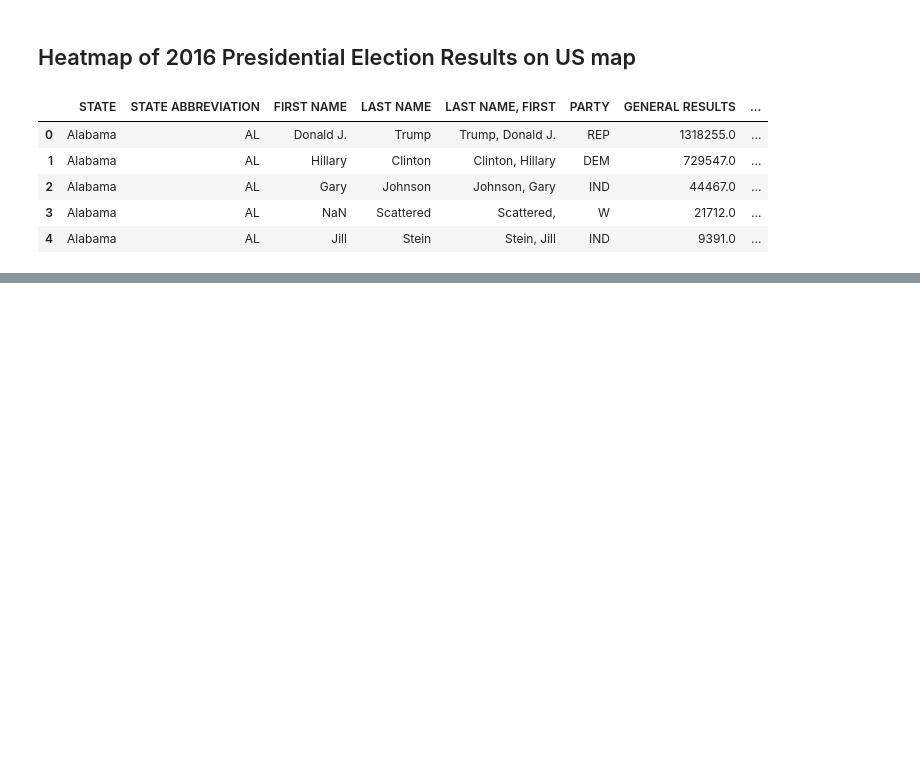
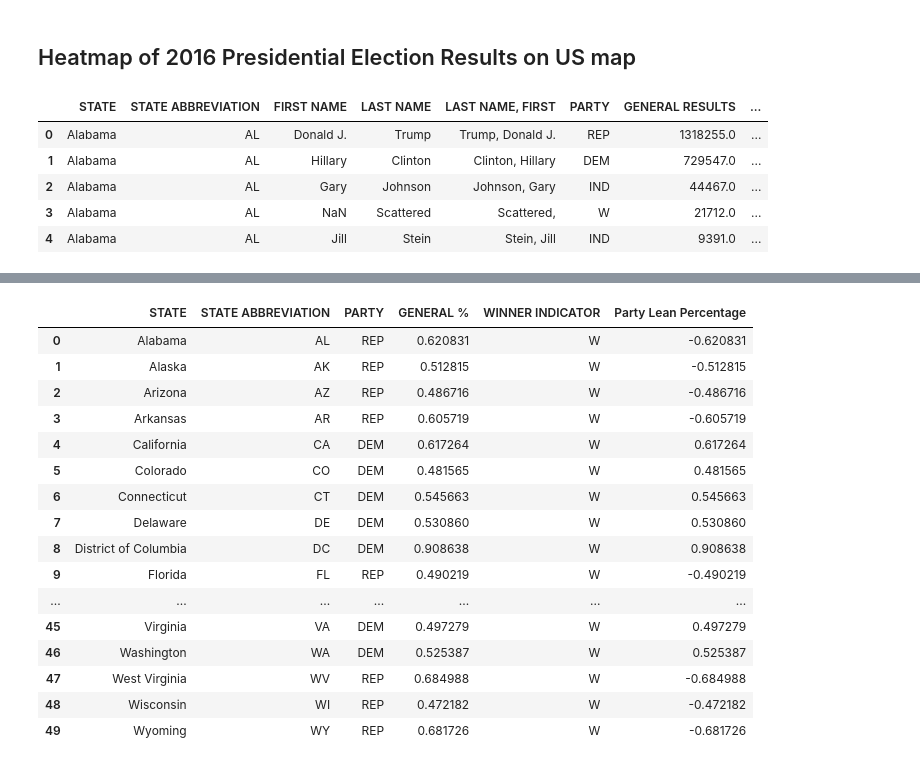
Before and after one commit to SandraLeriche/us-elections, a Jupyter notebook: Python_scripts/2016vs2020_US_heatmap.ipynb, the cells around one changed output, grey strips where cells are left out. Cells and saved outputs as stored; diff of their text form; code cells hidden in the pictures; blank space fills up the shorter version.

```diff
--- a/Python_scripts/2016vs2020_US_heatmap.ipynb
+++ b/Python_scripts/2016vs2020_US_heatmap.ipynb
@@ -191,3 +171,6 @@ pr.head()
 | 2 | Alabama | AL | Gary | Johnson | Johnson, Gary | IND | 44467.0 | ... |
 | 3 | Alabama | AL | NaN | Scattered | Scattered, | W | 21712.0 | ... |
 | 4 | Alabama | AL | Jill | Stein | Stein, Jill | IND | 9391.0 | ... |
+# %%
+p_res = pr.loc[pr['WINNER INDICATOR']=='W'].reset_index(drop=True)
+p_res.head()
@@ -193,0 +184,4 @@ pr.head()
+# %%
+p_res.drop(p_res.columns[2:5], axis='columns', inplace=True) # dropping columns 'FIRST NAME', 'LAST NAME', 'LAST NAME, FIRST'
+p_res.drop(p_res.columns[3], axis='columns', inplace=True) # dropping column 'GENERAL RESULTS'
+p_res
@@ -193,0 +206,22 @@ pr.head()
+# %%
+p_res['Party Lean Percentage'] = np.where((p_res['PARTY'] == 'REP'),
+                                       p_res['GENERAL %']*-1, p_res['GENERAL %'])
+p_res
+# %% [output]
+|  | STATE | STATE ABBREVIATION | PARTY | GENERAL % | WINNER INDICATOR | Party Lean Percentage |
+| 0 | Alabama | AL | REP | 0.620831 | W | -0.620831 |
+| 1 | Alaska | AK | REP | 0.512815 | W | -0.512815 |
+| 2 | Arizona | AZ | REP | 0.486716 | W | -0.486716 |
+| 3 | Arkansas | AR | REP | 0.605719 | W | -0.605719 |
+| 4 | California | CA | DEM | 0.617264 | W | 0.617264 |
+| 5 | Colorado | CO | DEM | 0.481565 | W | 0.481565 |
+| 6 | Connecticut | CT | DEM | 0.545663 | W | 0.545663 |
+| 7 | Delaware | DE | DEM | 0.530860 | W | 0.530860 |
+| 8 | District of Columbia | DC | DEM | 0.908638 | W | 0.908638 |
+| 9 | Florida | FL | REP | 0.490219 | W | -0.490219 |
+| ... | ... | ... | ... | ... | ... | ... |
+| 45 | Virginia | VA | DEM | 0.497279 | W | 0.497279 |
+| 46 | Washington | WA | DEM | 0.525387 | W | 0.525387 |
+| 47 | West Virginia | WV | REP | 0.684988 | W | -0.684988 |
+| 48 | Wisconsin | WI | REP | 0.472182 | W | -0.472182 |
+| 49 | Wyoming | WY | REP | 0.681726 | W | -0.681726 |
```
Also changed, not shown: parts of 6 cells of this notebook.
